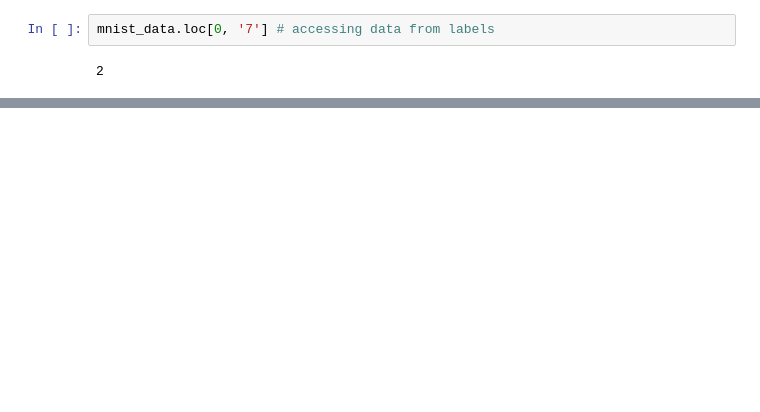
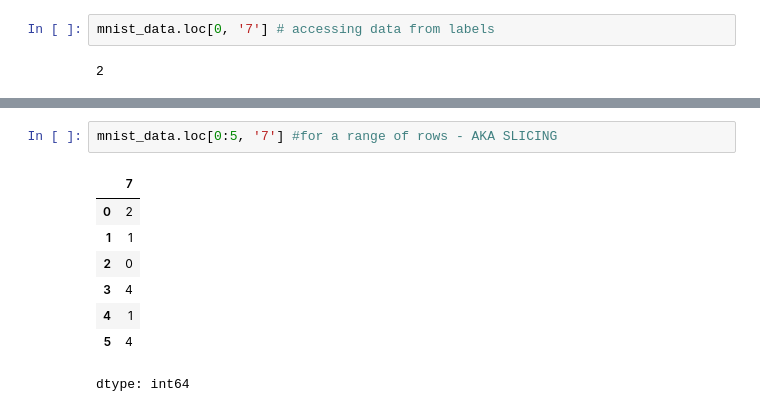
Before and after one commit to kedarvartak/Machine-Learning, a Jupyter notebook: Pandas1.ipynb, the cells around one changed output, grey strips where cells are left out. Drawn from its saved outputs; the diff is of its cells as text; blank space fills up the shorter version.

```diff
--- a/Pandas1.ipynb
+++ b/Pandas1.ipynb
@@ -144,0 +159,11 @@ mnist_data.loc[0, '7'] # accessing data from labels
+# %%
+mnist_data.loc[0:5, '7'] #for a range of rows - AKA SLICING
+# %% [output]
+|  | 7 |
+| 0 | 2 |
+| 1 | 1 |
+| 2 | 0 |
+| 3 | 4 |
+| 4 | 1 |
+| 5 | 4 |
+dtype: int64
```
Also changed, not shown: parts of 3 cells of this notebook.
